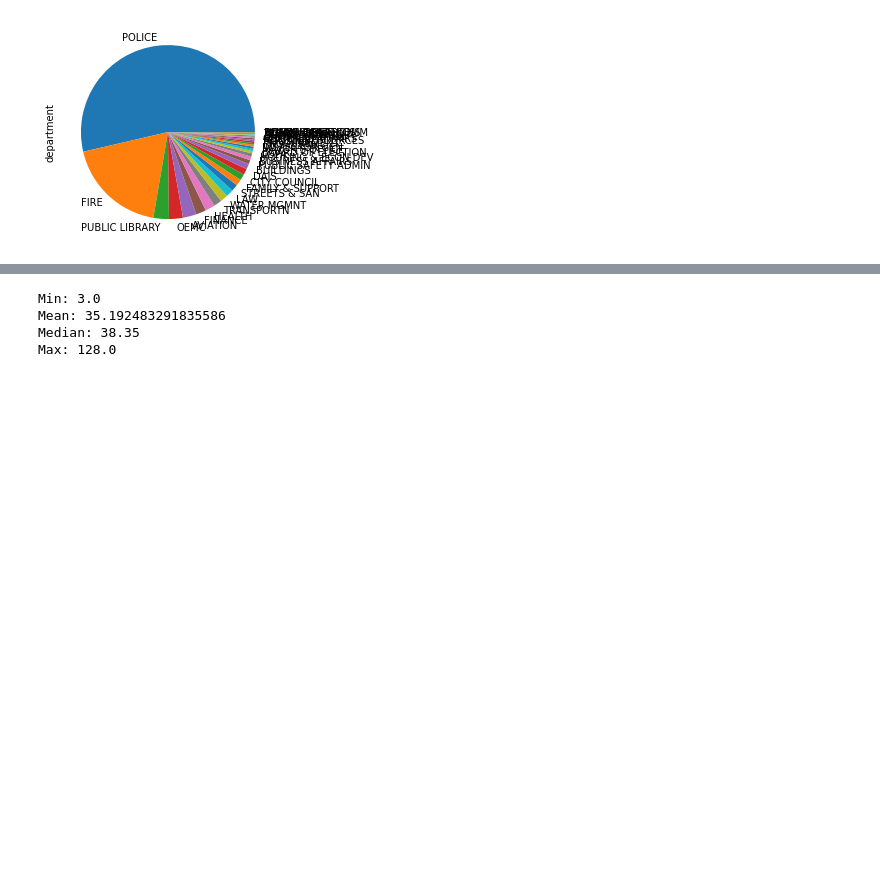
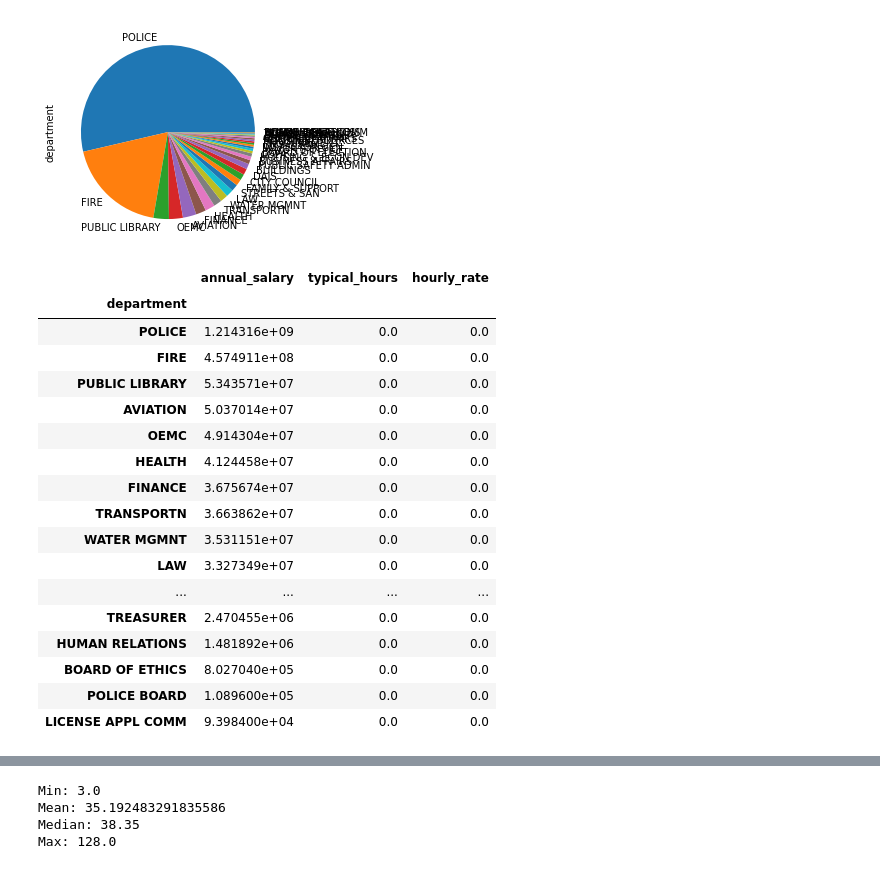
Before and after one commit to burgwyn/DATA601-HW2, a Jupyter notebook: HW2.ipynb, the cells around one changed output, grey strips where cells are left out. Saved outputs shown, nothing was run; the diff lists cells and outputs as text; code cells hidden in the pictures; blank space fills up the shorter version.

```diff
--- a/HW2.ipynb
+++ b/HW2.ipynb
@@ -139,3 +158,25 @@ salaried_employees['department'].value_counts().plot(kind = 'pie')
 # %% [output]
 <matplotlib.axes._subplots.AxesSubplot at 0x...>
 [figure]
+# %%
+# list total wages by department
+salaried_employees.groupby(['department']).sum().sort_values(by= 'annual_salary', ascending= False)
+# %% [output]
+|  | annual_salary | typical_hours | hourly_rate |
+| department |  |  |  |
+| POLICE | 1.214316e+09 | 0.0 | 0.0 |
+| FIRE | 4.574911e+08 | 0.0 | 0.0 |
+| PUBLIC LIBRARY | 5.343571e+07 | 0.0 | 0.0 |
+| AVIATION | 5.037014e+07 | 0.0 | 0.0 |
+| OEMC | 4.914304e+07 | 0.0 | 0.0 |
+| HEALTH | 4.124458e+07 | 0.0 | 0.0 |
+| FINANCE | 3.675674e+07 | 0.0 | 0.0 |
+| TRANSPORTN | 3.663862e+07 | 0.0 | 0.0 |
+| WATER MGMNT | 3.531151e+07 | 0.0 | 0.0 |
+| LAW | 3.327349e+07 | 0.0 | 0.0 |
+| ... | ... | ... | ... |
+| TREASURER | 2.470455e+06 | 0.0 | 0.0 |
+| HUMAN RELATIONS | 1.481892e+06 | 0.0 | 0.0 |
+| BOARD OF ETHICS | 8.027040e+05 | 0.0 | 0.0 |
+| POLICE BOARD | 1.089600e+05 | 0.0 | 0.0 |
+| LICENSE APPL COMM | 9.398400e+04 | 0.0 | 0.0 |
```
Also changed, not shown: parts of 10 cells of this notebook, 1 other file.
